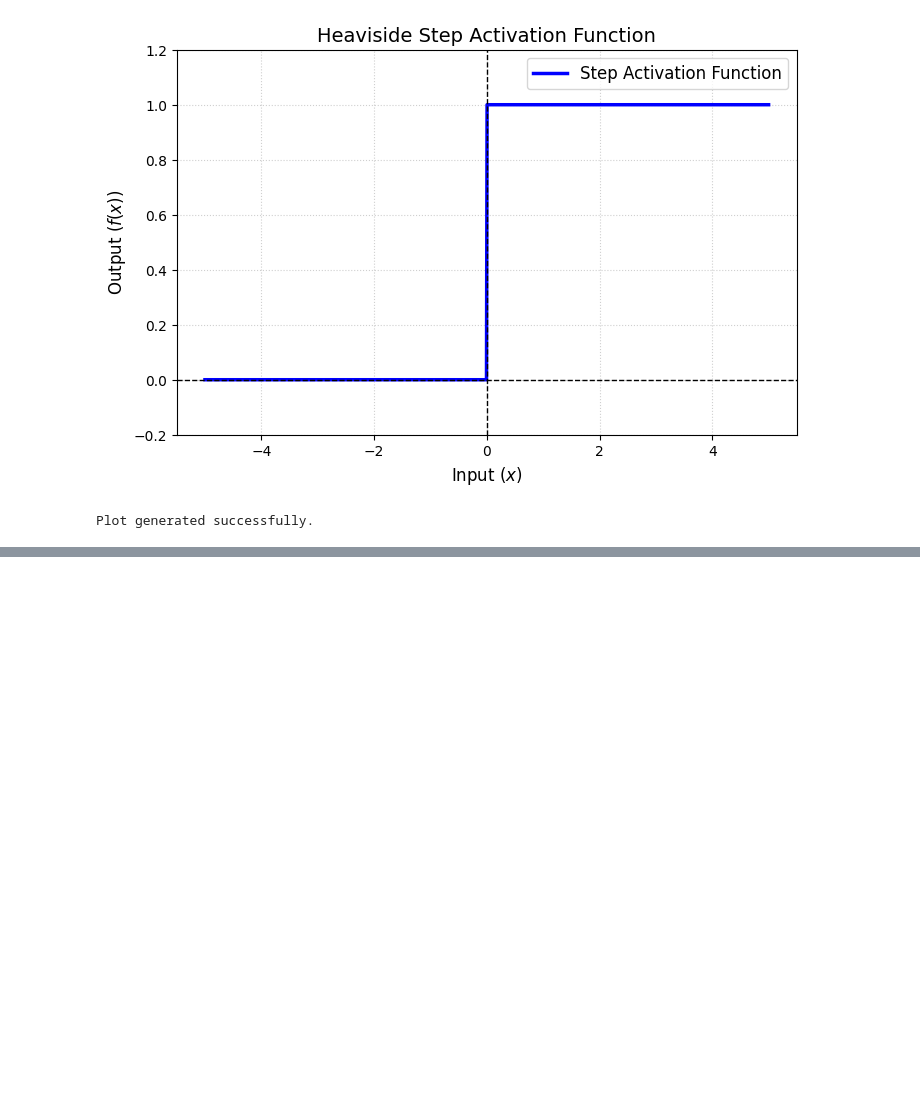
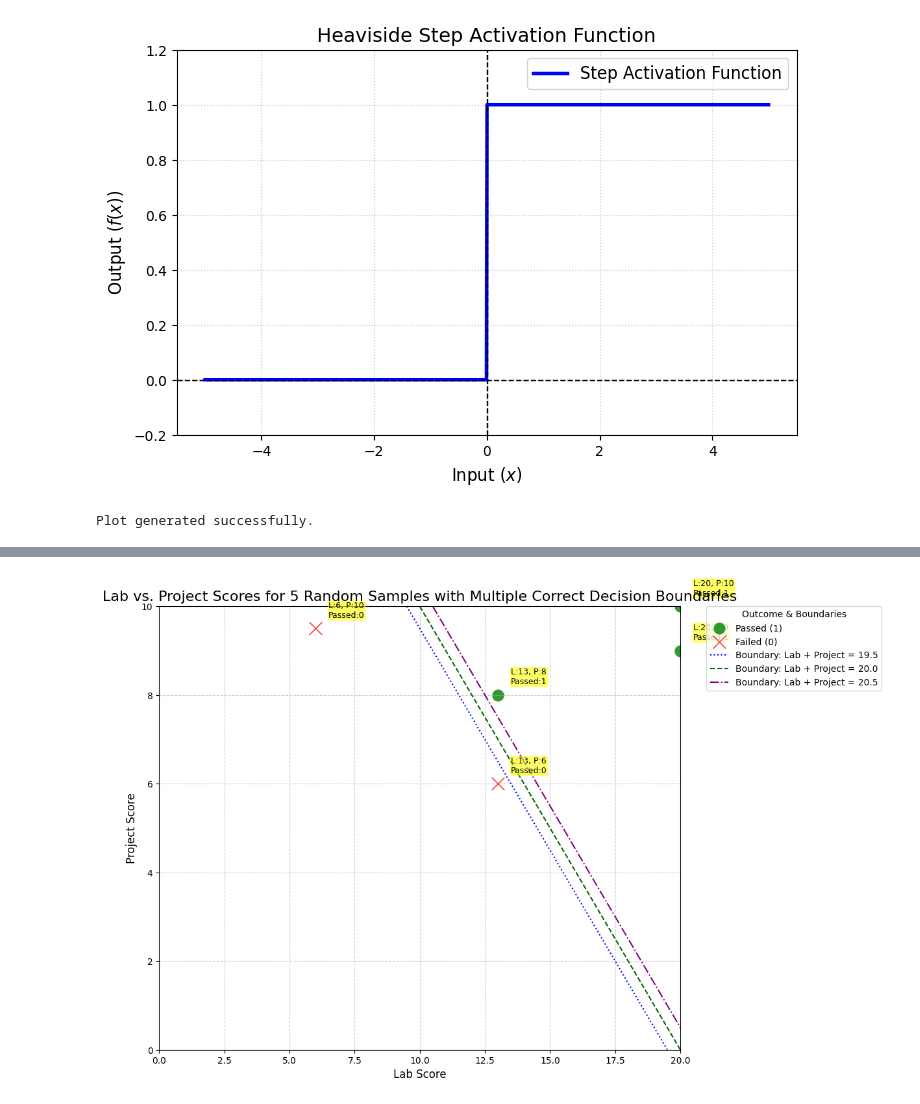
Before and after one commit to diptu/ml-log, a Jupyter notebook: Perceptron.ipynb, the cells around one changed output, grey strips where cells are left out. Drawn from its saved outputs; the diff is of its cells as text; code cells hidden in the pictures; blank space fills up the shorter version.

```diff
--- a/Perceptron.ipynb
+++ b/Perceptron.ipynb
@@ -273,0 +603,57 @@ Separated perceptron diagram generated.
+# %%
+import matplotlib.pyplot as plt
+import seaborn as sns
+import numpy as np
+
+# Separate passed and failed students from the random_row DataFrame
+random_passed = random_row[random_row['passed'] == 1]
+random_failed = random_row[random_row['passed'] == 0]
+
+plt.figure(figsize=(12, 8))
+
+# Plot 'passed' students in green
+sns.scatterplot(x=random_passed['Lab'], y=random_passed['Project'], color='green', label='Passed (1)', s=200, alpha=0.8, marker='o')
+
+# Plot 'failed' students in red
+sns.scatterplot(x=random_failed['Lab'], y=random_failed['Project'], color='red', label='Failed (0)', s=200, alpha=0.8, marker='x')
+
+# Define multiple correct hypothetical decision boundaries
+# These lines of the form Lab + Project = K will correctly separate the given 5 points
+
+# Line 1: Lab + Project = 19.5
+C1 = 19.5
+x_values_line1 = np.linspace(max(0, C1 - 10), min(20, C1), 100)
+y_values_line1 = C1 - x_values_line1
+plt.plot(x_values_line1, y_values_line1, color='blue', linestyle=':', label='Boundary: Lab + Project = 19.5')
+
+# Line 2: Lab + Project = 20.0
+C2 = 20.0
+x_values_line2 = np.linspace(max(0, C2 - 10), min(20, C2), 100)
+y_values_line2 = C2 - x_values_line2
+plt.plot(x_values_line2, y_values_line2, color='darkgreen', linestyle='--', label='Boundary: Lab + Project = 20.0')
+
+# Line 3: Lab + Project = 20.5
+C3 = 20.5
+x_values_line3 = np.linspace(max(0, C3 - 10), min(20, C3), 100)
+y_values_line3 = C3 - x_values_line3
+plt.plot(x_values_line3, y_values_line3, color='purple', linestyle='-.', label='Boundary: Lab + Project = 20.5')
+
+
+# Add annotations for each point
+for index, row in random_row.iterrows():
+    plt.text(row['Lab'] + 0.5, row['Project'] + 0.2,
+             f"L:{row['Lab']:.0f}, P:{row['Project']:.0f}\nPassed:{row['passed']:.0f}",
+             fontsize=9, color='black', ha='left', va='bottom',
+             bbox=dict(boxstyle='round,pad=0.1', fc='yellow', alpha=0.6, ec='none'))
+
+plt.title('Lab vs. Project Scores for 5 Random Samples with Multiple Correct Decision Boundaries', fontsize=16)
+plt.xlabel('Lab Score', fontsize=12)
+plt.ylabel('Project Score', fontsize=12)
+plt.legend(title='Outcome & Boundaries', bbox_to_anchor=(1.05, 1), loc='upper left', borderaxespad=0.)
+plt.grid(True, linestyle='--', alpha=0.6)
+plt.xlim(0, 20) # Adjust x-axis limits for better visualization
+plt.ylim(0, 10) # Adjust y-axis limits for better visualization
+plt.tight_layout()
+plt.show()
+# %% [output]
+[figure, added]
```
Also changed, not shown: parts of 12 cells of this notebook.
